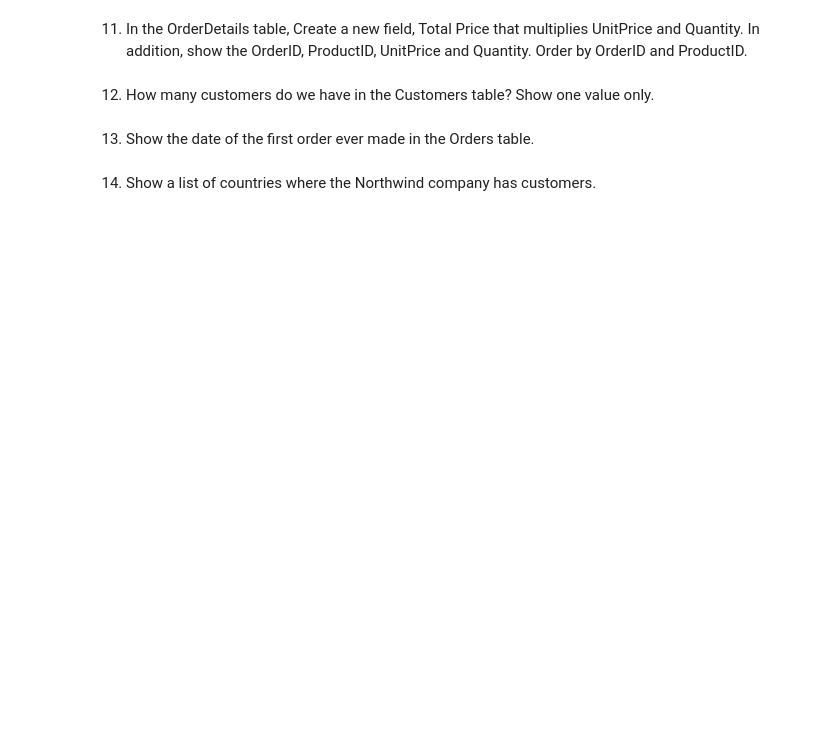
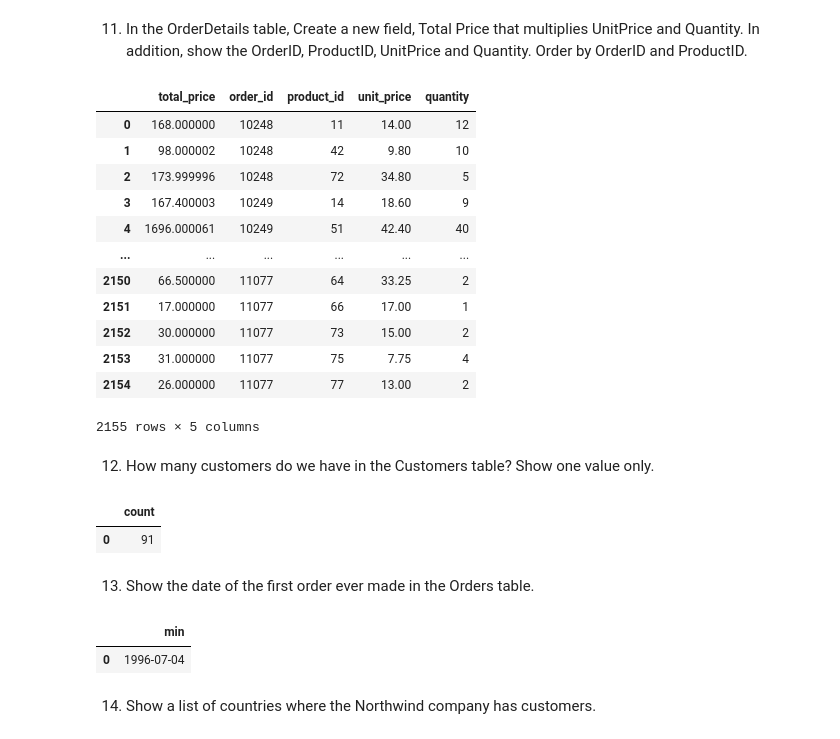
Before and after one commit to kal-nemi/postgresql-database-application, a Jupyter notebook: DatabaseApplication-Assignment-2.ipynb, the cells around one changed output. Drawn from its saved outputs; the diff is of its cells as text; code cells hidden in the pictures; blank space fills up the shorter version.

```diff
--- a/DatabaseApplication-Assignment-2.ipynb
+++ b/DatabaseApplication-Assignment-2.ipynb
@@ -33,8 +235,53 @@ import pandas.io.sql as sqlio
 # %% [markdown]
 11. In the OrderDetails table, Create a new field, Total Price that multiplies UnitPrice and Quantity. In addition, show the OrderID, ProductID, UnitPrice and Quantity. Order by OrderID and ProductID.
+# %%
+query = """
+SELECT unit_price*quantity total_price ,order_id, product_id, unit_price, quantity
+FROM order_details
+ORDER BY order_id, product_id;
+"""
+#execute query and save it to a variable
+dataset = sqlio.read_sql_query(query,conn)
+dataset
+# %% [output]
+|  | total_price | order_id | product_id | unit_price | quantity |
+| 0 | 168.000000 | 10248 | 11 | 14.00 | 12 |
+| 1 | 98.000002 | 10248 | 42 | 9.80 | 10 |
+| 2 | 173.999996 | 10248 | 72 | 34.80 | 5 |
+| 3 | 167.400003 | 10249 | 14 | 18.60 | 9 |
+| 4 | 1696.000061 | 10249 | 51 | 42.40 | 40 |
+| ... | ... | ... | ... | ... | ... |
+| 2150 | 66.500000 | 11077 | 64 | 33.25 | 2 |
+| 2151 | 17.000000 | 11077 | 66 | 17.00 | 1 |
+| 2152 | 30.000000 | 11077 | 73 | 15.00 | 2 |
+| 2153 | 31.000000 | 11077 | 75 | 7.75 | 4 |
+| 2154 | 26.000000 | 11077 | 77 | 13.00 | 2 |
+2155 rows × 5 columns
 # %% [markdown]
 12. How many customers do we have in the Customers table? Show one value only.
+# %%
+query = """
+SELECT count(customer_id)
+FROM customers;
+"""
+#execute query and save it to a variable
+dataset = sqlio.read_sql_query(query,conn)
+dataset
+# %% [output]
+|  | count |
+| 0 | 91 |
 # %% [markdown]
 13. Show the date of the first order ever made in the Orders table.
+# %%
+query = """
+SELECT MIN(order_date)
+FROM orders;
+"""
+#execute query and save it to a variable
+dataset = sqlio.read_sql_query(query,conn)
+dataset
+# %% [output]
+|  | min |
+| 0 | 1996-07-04 |
 # %% [markdown]
 14. Show a list of countries where the Northwind company has customers.
```
Also changed, not shown: parts of 29 cells of this notebook.
